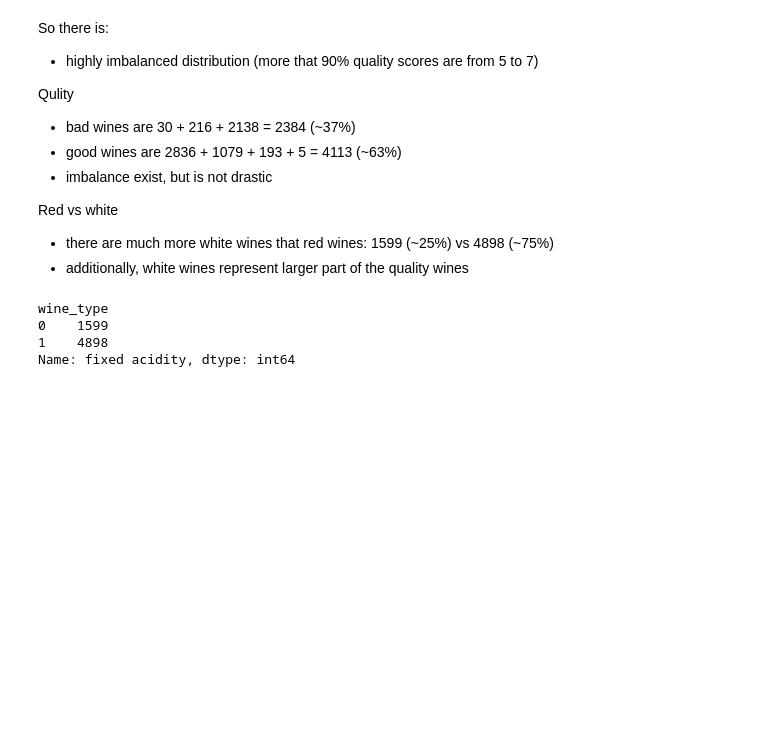
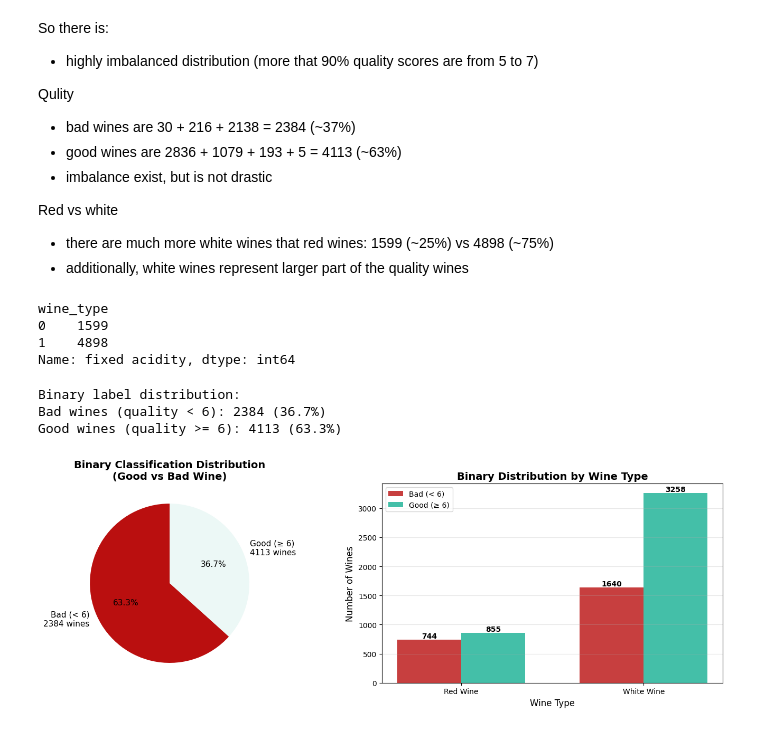
Before and after one commit to nikitaolefir/WineQualityPredicition, a Jupyter notebook: notebooks/exploration.ipynb, the cells around one changed output. Cells and saved outputs as stored; diff of their text form; code cells hidden in the pictures; blank space fills up the shorter version.

```diff
--- a/notebooks/exploration.ipynb
+++ b/notebooks/exploration.ipynb
@@ -118,3 +118,51 @@ wine_type
 0    1599
 1    4898
 Name: fixed acidity, dtype: int64
+# %%
+wines = create_binary_labels(wines, threshold=6)
+# %% [output]
+Binary label distribution:
+Bad wines (quality < 6): 2384 (36.7%)
+Good wines (quality >= 6): 4113 (63.3%)
+# %%
+fig, axes = plt.subplots(1, 2, figsize=(14, 5))
+
+# Overall binary distribution
+binary_counts = wines['label'].value_counts()
+colors = ["#BA0F0F", "#15AF9314"]
+labels_pie = [f"Bad (< 6)\n{binary_counts[0]} wines",
+              f"Good (≥ 6)\n{binary_counts[1]} wines"]
+axes[0].pie(binary_counts.values, labels=labels_pie, autopct='%1.1f%%',
+            colors=colors, startangle=90, textprops={'fontsize': 11})
+axes[0].set_title('Binary Classification Distribution\n(Good vs Bad Wine)',
+                  fontsize=14, fontweight='bold')
+
+# Binary distribution by wine type
+wine_type_labels = ['Red Wine', 'White Wine']
+bad_counts = [wines[(wines['wine_type'] == i) & (wines['label'] == 0)].shape[0] for i in range(2)]
+good_counts = [wines[(wines['wine_type'] == i) & (wines['label'] == 1)].shape[0] for i in range(2)]
+
+x = np.arange(len(wine_type_labels))
+width = 0.35
+bars1 = axes[1].bar(x - width/2, bad_counts, width, label='Bad (< 6)', color="#BA0F0F", alpha=0.8)
+bars2 = axes[1].bar(x + width/2, good_counts, width, label='Good (≥ 6)', color="#15AF9314", alpha=0.8)
+
+# Add value labels
+for bars in [bars1, bars2]:
+    for bar in bars:
+        height = bar.get_height()
+        axes[1].text(bar.get_x() + bar.get_width()/2., height,
+                    f'{int(height)}', ha='center', va='bottom', fontweight='bold')
+
+axes[1].set_xlabel('Wine Type', fontsize=12)
+axes[1].set_ylabel('Number of Wines', fontsize=12)
+axes[1].set_title('Binary Distribution by Wine Type', fontsize=14, fontweight='bold')
+axes[1].set_xticks(x)
+axes[1].set_xticklabels(wine_type_labels)
+axes[1].legend()
+axes[1].grid(axis='y', alpha=0.3)
+
+plt.tight_layout()
+plt.show()
+# %% [output]
+[figure, added]
```
Also changed, not shown: parts of 5 cells of this notebook, 29 other files.
